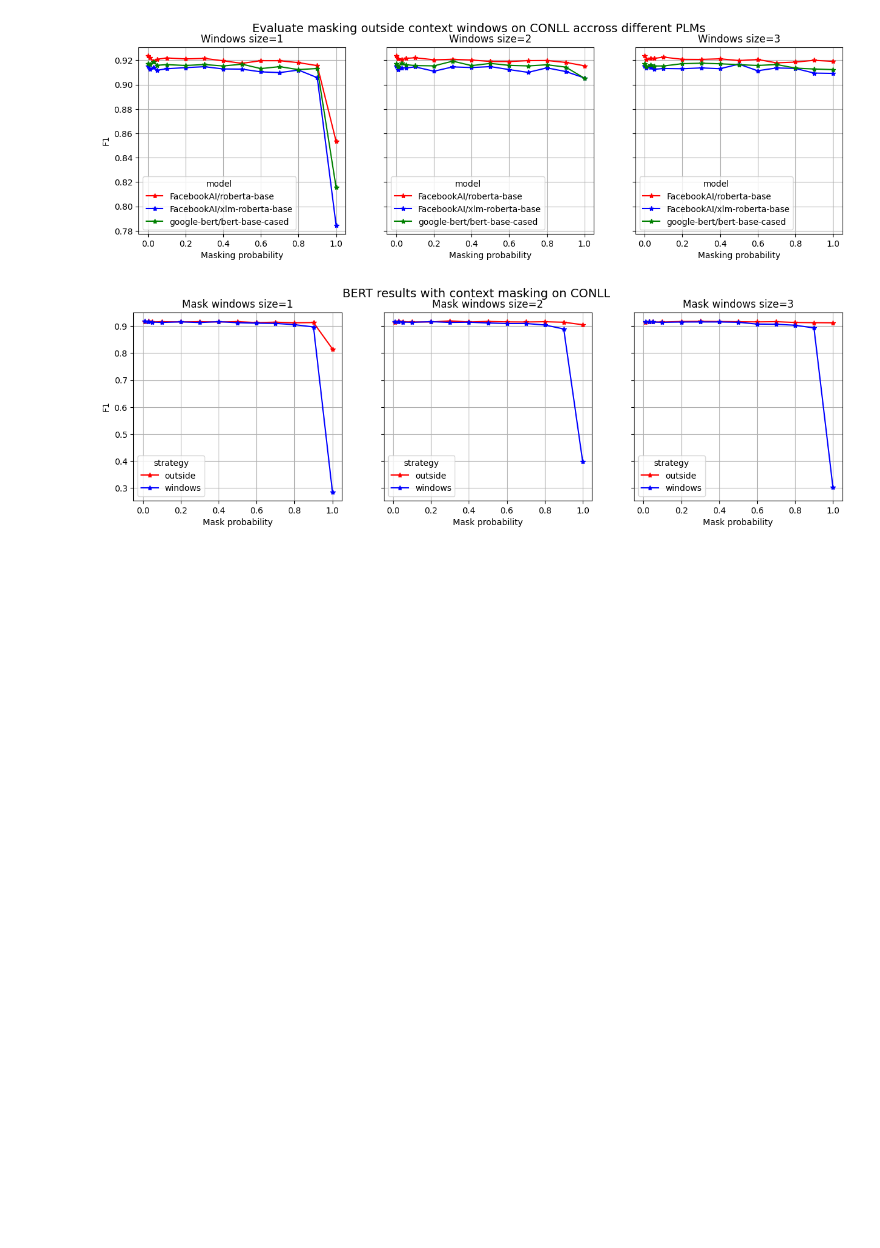
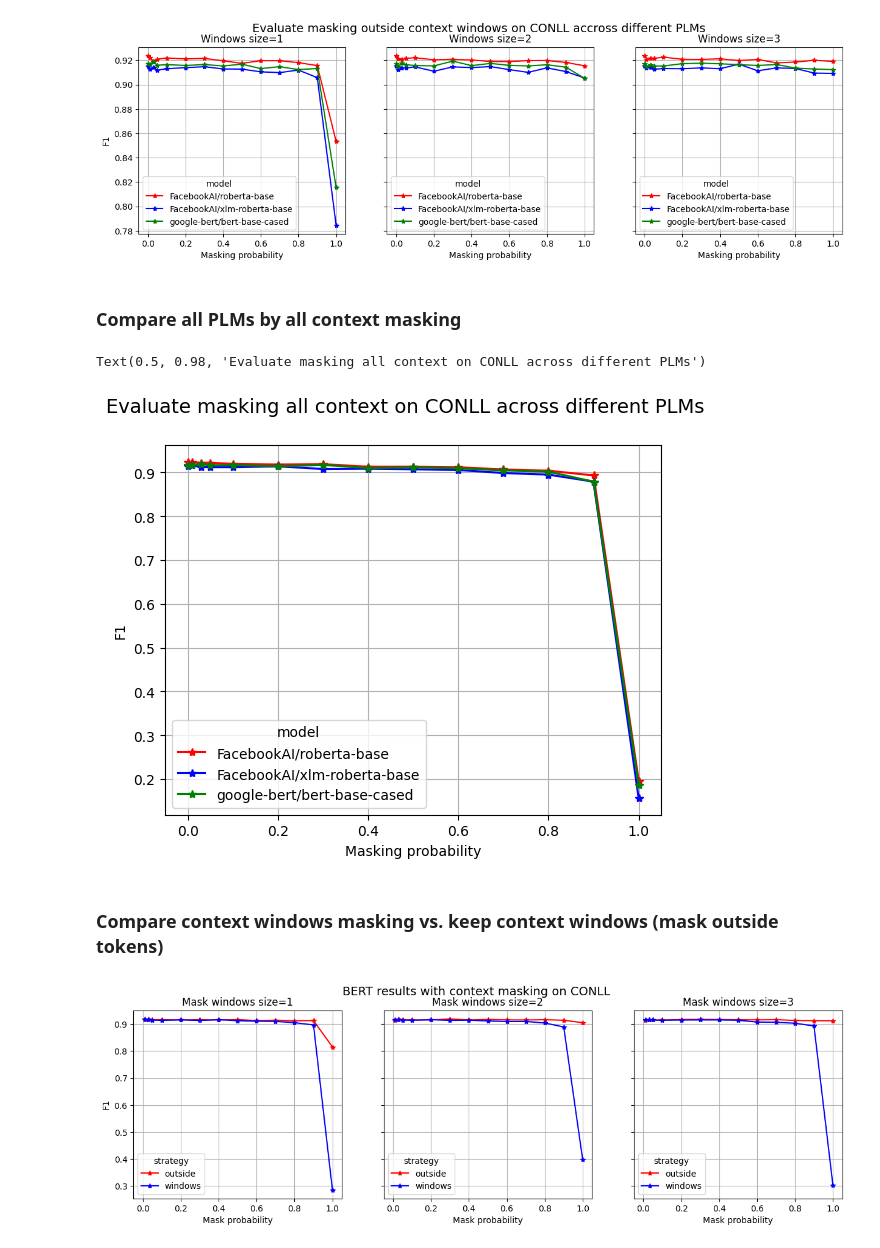
Before and after one commit to minhddb/ner-masking, a Jupyter notebook: results/analysis.ipynb, the cells around one changed output. Cells and saved outputs as stored; diff of their text form; code cells hidden in the pictures; blank space fills up the shorter version.

Commit message:
Results analysis for further masking experiments added

```diff
--- a/results/analysis.ipynb
+++ b/results/analysis.ipynb
@@ -89,6 +89,10 @@ def plot_context_masking_plm_results(*hue, dataframes, pivot_col, pivot_ind, piv
 grid_search_results_df = pd.read_csv("./results_baseline.tsv", delimiter="\t")
 entity_mask_results_df = pd.read_csv("./results_mask_entity.tsv", delimiter="\t")
 context_mask_results_df = pd.read_csv("./results_mask_context.tsv", delimiter="\t")
+all_masking_or_remove_df = pd.read_csv("./results_mask_and_remove_all.tsv", delimiter="\t")
+# %%
+all_context_mask_results_df = all_masking_or_remove_df[all_masking_or_remove_df.strategy=="all_context"].reset_index(drop=True)
+removal_results_df = all_masking_or_remove_df[all_masking_or_remove_df.strategy=="remove"].reset_index(drop=True)
 # %%
 # Filter grid search results to get best settings
 baselines_df = grid_search_results_df.loc[grid_search_results_df.groupby(["dataset", "model"])["f1"].idxmax()].reset_index(drop=True)
@@ -96,28 +100,6 @@ baselines_df = grid_search_results_df.loc[grid_search_results_df.groupby(["datas
 # Filter masked results based on dataset and model
 filter_entity_masked_results = FilterMaskedResults(entity_mask_results_df)
 filter_context_masked_results = FilterMaskedResults(context_mask_results_df)
-
-
-context_mask_results_conll = context_mask_results_df[context_mask_results_df["dataset"].str.contains("conll2003")]
-context_mask_results_wnut = context_mask_results_df[context_mask_results_df["dataset"].str.contains("wnut")]
-
-# Average masking results for all runs
-avg_conll_context_results = context_mask_results_conll.groupby(["dataset",
-                                                                "model",
-                                                                "windows_size",
-                                                                "strategy",
-                                                                "mask_ratio",
-                                                                "epochs",
-                                                                "learning_rate",
-                                                                "batch"
-                                                               ]).mean().reset_index().drop(columns=["run"])
-avg_wnut_context_results = context_mask_results_wnut.groupby(["dataset",
-                                                              "model",
-                                                              "windows_size",
-                                                              "strategy",
-                                                              "mask_ratio",
-                                                              "epochs",
-                                                              "learning_rate",
-                                                              "batch"
-                                                             ]).mean().reset_index().drop(columns=["run"])
+filter_all_context_masked_results = FilterMaskedResults(all_context_mask_results_df)
+filter_removal_results = FilterMaskedResults(removal_results_df)
 # %%
@@ -268,6 +359,27 @@ plot_context_masking_plm_results(1,2,3,
                                  title="Evaluate masking outside context windows on CONLL accross different PLMs")
 # %% [output]
 [figure]
+# %% [markdown]
+### Compare all PLMs by all context masking
+# %%
+conll_all_context_removed_pivoted = pd.concat([conll_bert_all_context_masked,
+                                        conll_roberta_all_context_masked,
+                                        conll_xlmr_all_context_masked]).pivot(columns="model", index="mask_ratio", values="f1").reset_index()
+conll_all_context_removed_pivoted.plot(x="mask_ratio",
+                 y=["FacebookAI/roberta-base", "FacebookAI/xlm-roberta-base", "google-bert/bert-base-cased"],
+                 kind="line",
+                 grid=True,
+                 xlabel="Masking probability",
+                 ylabel="F1",
+                 xlim=(-0.05, 1.05),
+                 style=["r*-", "b*-", "g*-"]
+                 )
+plt.suptitle("Evaluate masking all context on CONLL across different PLMs", size=14)
+# %% [output]
+Text(0.5, 0.98, 'Evaluate masking all context on CONLL across different PLMs')
+[figure, added]
+# %% [markdown]
+### Compare context windows masking vs. keep context windows (mask outside tokens)
 # %%
 plot_context_masking_results(1, 2, 3, inp_data=conll_bert_context_masked, pivot_col="strategy", pivot_ind=["mask_ratio", "windows_size"], pivot_values="f1", title="BERT results with context masking on CONLL")
 # %% [output]
```
Also changed, not shown: parts of 23 cells of this notebook.
